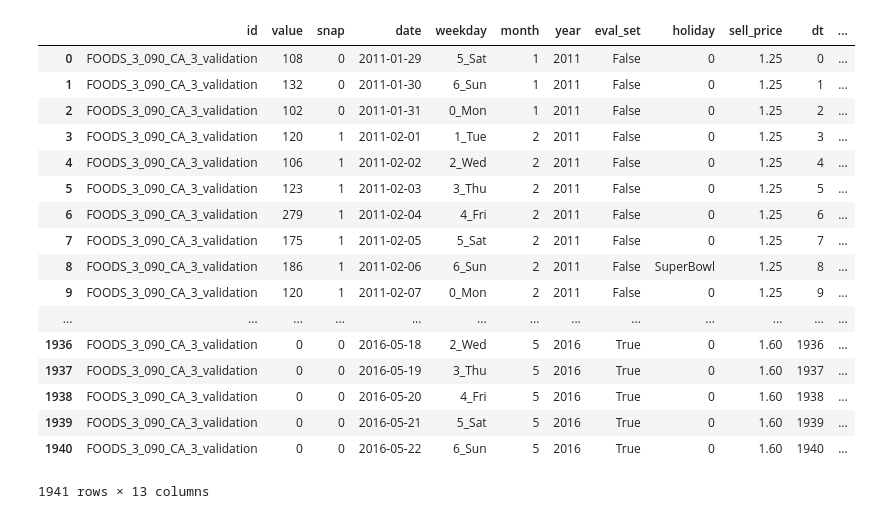
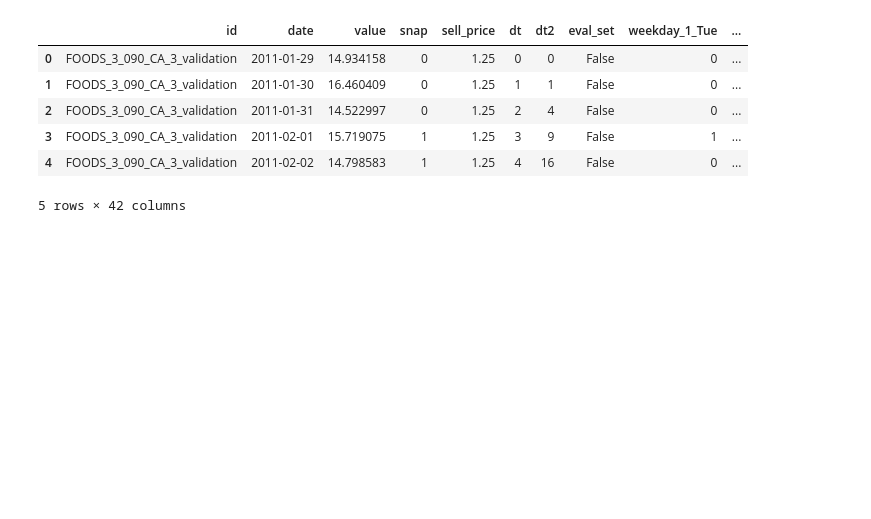
Before and after one commit to AnthonyGachuru/Kaggle_M5_Forecasting, a Jupyter notebook: Untitled.ipynb, the cells around one changed output. Cells and saved outputs as stored; diff of their text form; code cells hidden in the pictures; blank space fills up the shorter version.

```diff
--- a/Untitled.ipynb
+++ b/Untitled.ipynb
@@ -32,24 +33,17 @@ df = join_prices(df, price)
 df = include_diff_dates(df)
 # %%
 df, boxcox_lambda = boxcox_transform(df)
+# %%
+df = select_variables(df)
+# %%
+df = transform_dummies(df)
 # %%
-df
+df.head()
 # %% [output]
-|  | id | value | snap | date | weekday | month | year | eval_set | holiday | sell_price | dt | ... |
-| 0 | FOODS_3_090_CA_3_validation | 108 | 0 | 2011-01-29 | 5_Sat | 1 | 2011 | False | 0 | 1.25 | 0 | ... |
-| 1 | FOODS_3_090_CA_3_validation | 132 | 0 | 2011-01-30 | 6_Sun | 1 | 2011 | False | 0 | 1.25 | 1 | ... |
-| 2 | FOODS_3_090_CA_3_validation | 102 | 0 | 2011-01-31 | 0_Mon | 1 | 2011 | False | 0 | 1.25 | 2 | ... |
-| 3 | FOODS_3_090_CA_3_validation | 120 | 1 | 2011-02-01 | 1_Tue | 2 | 2011 | False | 0 | 1.25 | 3 | ... |
-| 4 | FOODS_3_090_CA_3_validation | 106 | 1 | 2011-02-02 | 2_Wed | 2 | 2011 | False | 0 | 1.25 | 4 | ... |
-| 5 | FOODS_3_090_CA_3_validation | 123 | 1 | 2011-02-03 | 3_Thu | 2 | 2011 | False | 0 | 1.25 | 5 | ... |
-| 6 | FOODS_3_090_CA_3_validation | 279 | 1 | 2011-02-04 | 4_Fri | 2 | 2011 | False | 0 | 1.25 | 6 | ... |
-| 7 | FOODS_3_090_CA_3_validation | 175 | 1 | 2011-02-05 | 5_Sat | 2 | 2011 | False | 0 | 1.25 | 7 | ... |
-| 8 | FOODS_3_090_CA_3_validation | 186 | 1 | 2011-02-06 | 6_Sun | 2 | 2011 | False | SuperBowl | 1.25 | 8 | ... |
-| 9 | FOODS_3_090_CA_3_validation | 120 | 1 | 2011-02-07 | 0_Mon | 2 | 2011 | False | 0 | 1.25 | 9 | ... |
-| ... | ... | ... | ... | ... | ... | ... | ... | ... | ... | ... | ... | ... |
-| 1936 | FOODS_3_090_CA_3_validation | 0 | 0 | 2016-05-18 | 2_Wed | 5 | 2016 | True | 0 | 1.60 | 1936 | ... |
-| 1937 | FOODS_3_090_CA_3_validation | 0 | 0 | 2016-05-19 | 3_Thu | 5 | 2016 | True | 0 | 1.60 | 1937 | ... |
-| 1938 | FOODS_3_090_CA_3_validation | 0 | 0 | 2016-05-20 | 4_Fri | 5 | 2016 | True | 0 | 1.60 | 1938 | ... |
-| 1939 | FOODS_3_090_CA_3_validation | 0 | 0 | 2016-05-21 | 5_Sat | 5 | 2016 | True | 0 | 1.60 | 1939 | ... |
-| 1940 | FOODS_3_090_CA_3_validation | 0 | 0 | 2016-05-22 | 6_Sun | 5 | 2016 | True | 0 | 1.60 | 1940 | ... |
+|  | id | date | value | snap | sell_price | dt | dt2 | eval_set | weekday_1_Tue | ... |
+| 0 | FOODS_3_090_CA_3_validation | 2011-01-29 | 14.934158 | 0 | 1.25 | 0 | 0 | False | 0 | ... |
+| 1 | FOODS_3_090_CA_3_validation | 2011-01-30 | 16.460409 | 0 | 1.25 | 1 | 1 | False | 0 | ... |
+| 2 | FOODS_3_090_CA_3_validation | 2011-01-31 | 14.522997 | 0 | 1.25 | 2 | 4 | False | 0 | ... |
+| 3 | FOODS_3_090_CA_3_validation | 2011-02-01 | 15.719075 | 1 | 1.25 | 3 | 9 | False | 1 | ... |
+| 4 | FOODS_3_090_CA_3_validation | 2011-02-02 | 14.798583 | 1 | 1.25 | 4 | 16 | False | 0 | ... |
-1941 rows × 13 columns
+5 rows × 42 columns
```
Also changed, not shown: parts of 3 cells of this notebook, 1 other file.
